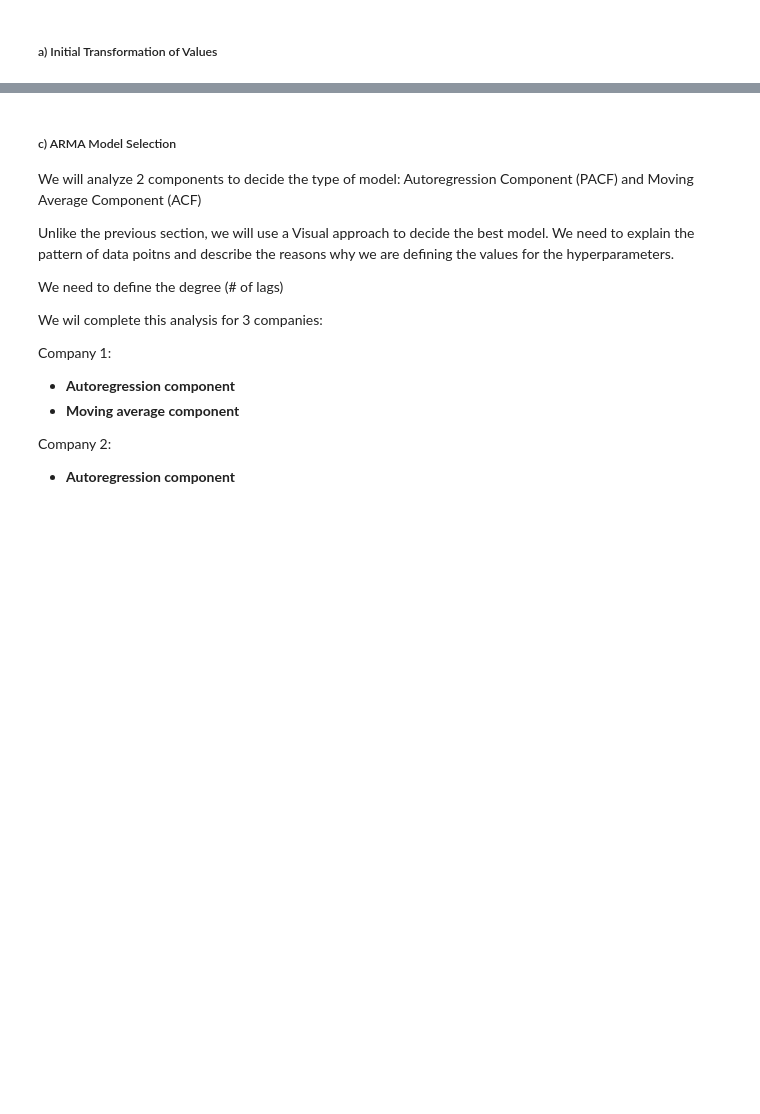
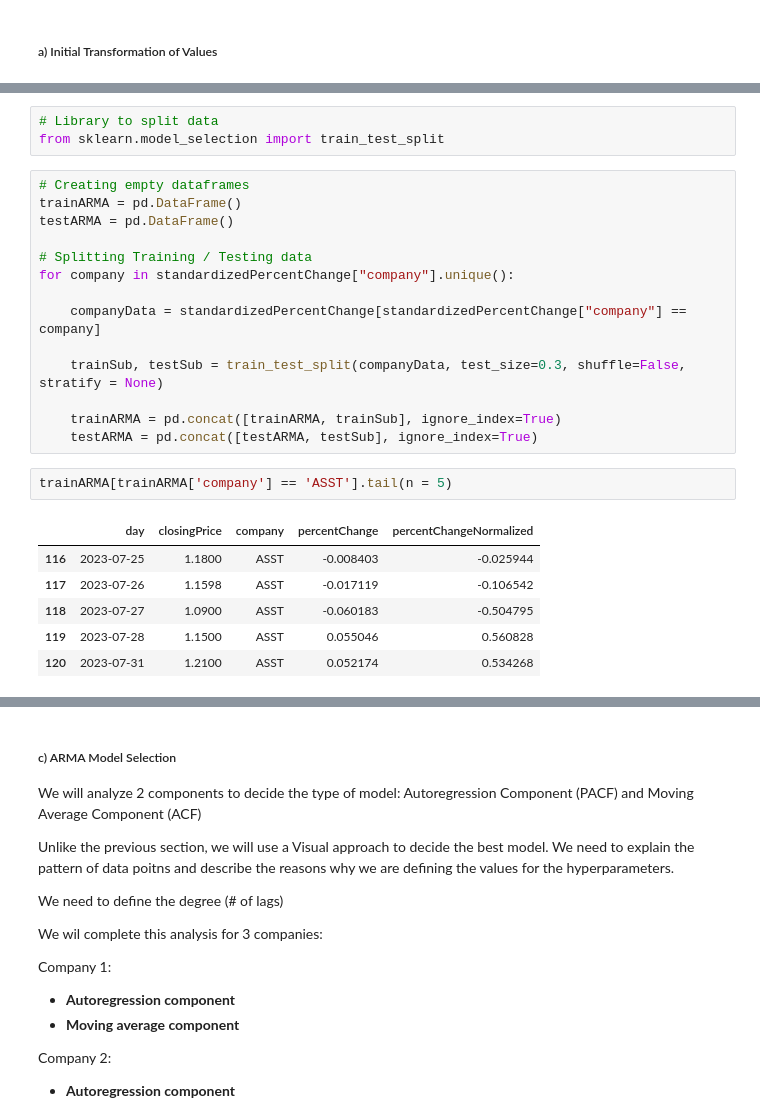
Before and after one commit to carefulDoppelganger/NotebookSamples, a Jupyter notebook: Group3-FinalProject.ipynb, the cells around one changed output, grey strips where cells are left out. Cells and saved outputs as stored; diff of their text form; blank space fills up the shorter version.

```diff
--- a/Group3-FinalProject.ipynb
+++ b/Group3-FinalProject.ipynb
@@ -555,0 +653,26 @@ For this model, we will use the % Change in Share Price.
+# %%
+# Library to split data
+from sklearn.model_selection import train_test_split
+# %%
+# Creating empty dataframes
+trainARMA = pd.DataFrame()
+testARMA = pd.DataFrame()
+
+# Splitting Training / Testing data
+for company in standardizedPercentChange["company"].unique():
+
+    companyData = standardizedPercentChange[standardizedPercentChange["company"] == company]
+
+    trainSub, testSub = train_test_split(companyData, test_size=0.3, shuffle=False, stratify = None)
+
+    trainARMA = pd.concat([trainARMA, trainSub], ignore_index=True)
+    testARMA = pd.concat([testARMA, testSub], ignore_index=True)
+# %%
+trainARMA[trainARMA['company'] == 'ASST'].tail(n = 5)
+# %% [output]
+|  | day | closingPrice | company | percentChange | percentChangeNormalized |
+| 116 | 2023-07-25 | 1.1800 | ASST | -0.008403 | -0.025944 |
+| 117 | 2023-07-26 | 1.1598 | ASST | -0.017119 | -0.106542 |
+| 118 | 2023-07-27 | 1.0900 | ASST | -0.060183 | -0.504795 |
+| 119 | 2023-07-28 | 1.1500 | ASST | 0.055046 | 0.560828 |
+| 120 | 2023-07-31 | 1.2100 | ASST | 0.052174 | 0.534268 |
```
Also changed, not shown: parts of 27 cells of this notebook, 1 other file.
